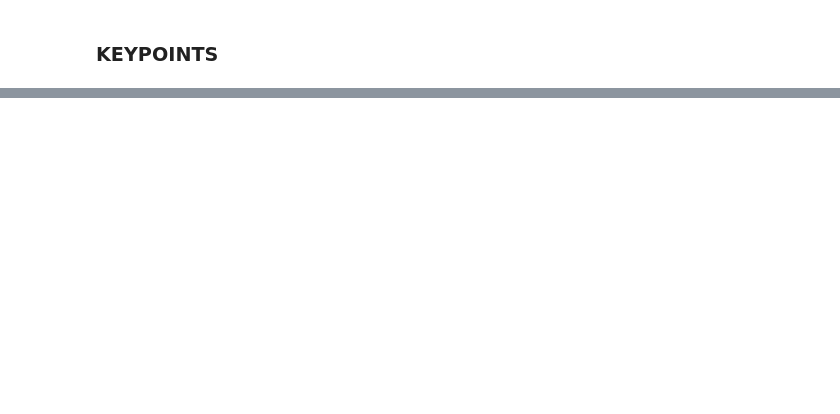
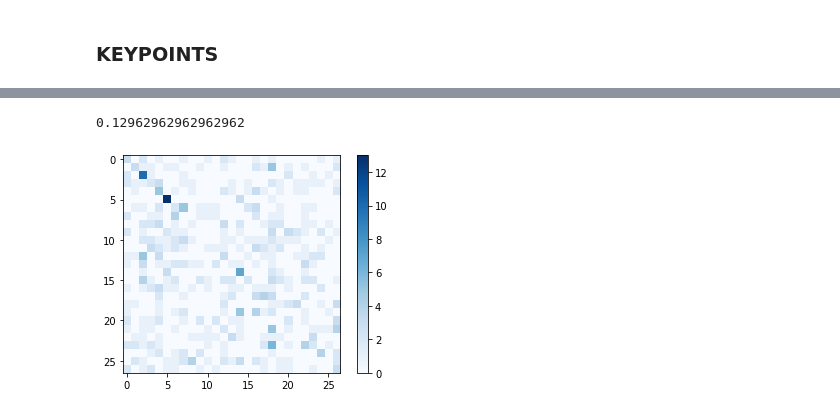
Before and after one commit to Momo-owo/ArtSource, a Jupyter notebook: artsource_notebook.ipynb, the cells around one changed output, grey strips where cells are left out. Drawn from its saved outputs; the diff is of its cells as text; code cells hidden in the pictures; blank space fills up the shorter version.

```diff
--- a/artsource_notebook.ipynb
+++ b/artsource_notebook.ipynb
@@ -509,0 +803,12 @@ print(grid.best_params_)
+# %%
+#Se hace una clasificación con GNB
+GN_est = GaussianNB()
+#Se entrenan los datos
+GN_est.fit(arr_h_train, ya_train)
+GN_pr = GN_est.predict(arr_h_test)
+print(GN_est.score(arr_h_test, ya_test))
+cm_test = confusion_matrix(ya_test, GN_pr)
+
+#Se imprime la matríz de confusión
+plt.imshow(cm_test, interpolation="nearest", cmap=plt.cm.Blues);
+plt.colorbar();
@@ -509,0 +834,15 @@ print(grid.best_params_)
+# %%
+#Se hace una clasificación con Random Forest
+RF_est = RandomForestClassifier(n_estimators = 103, max_depth = 102)
+#Se entrenan los datos
+RF_est.fit(arr_h_train, ya_train)
+RF_pr = RF_est.predict(arr_h_test)
+print(RF_est.score(arr_h_test, ya_test))
+cm_test = confusion_matrix(ya_test, RF_pr)
+
+#Se imprime la matríz de confusión
+plt.imshow(cm_test, interpolation="nearest", cmap=plt.cm.Blues);
+plt.colorbar();
+# %% [output]
+0.12962962962962962
+[figure, added]
```
Also changed, not shown: parts of 48 cells of this notebook.
